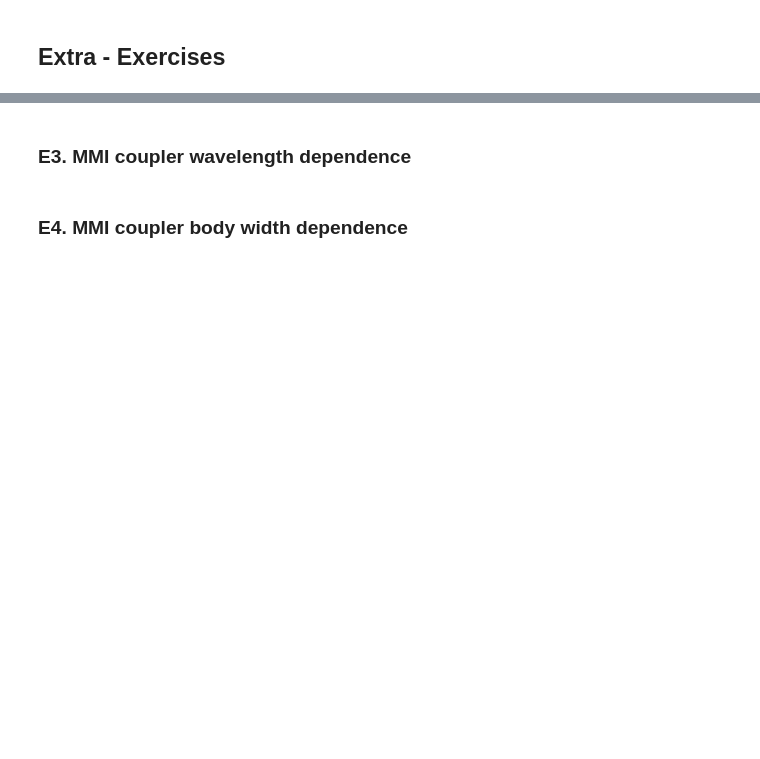
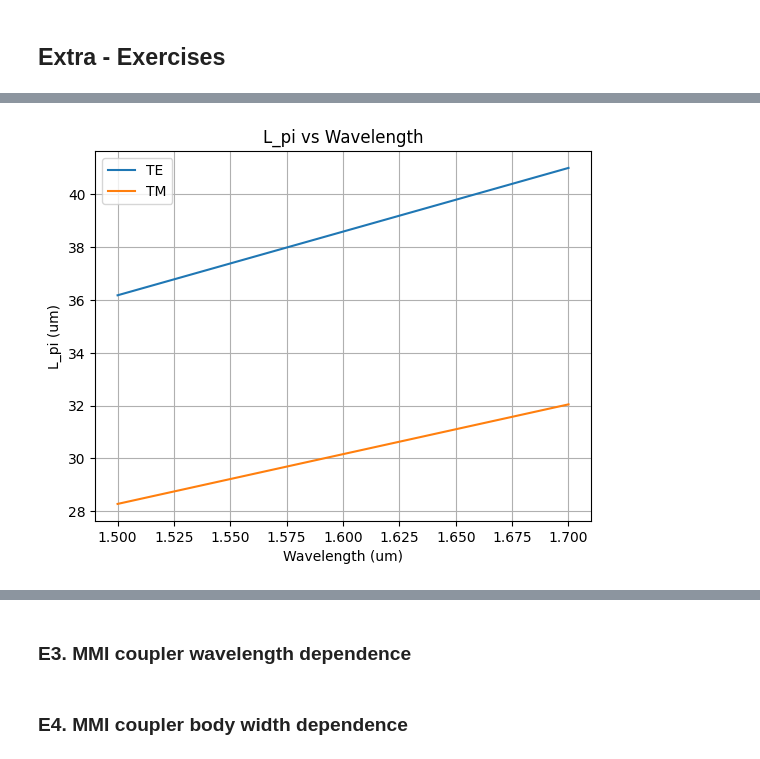
Before and after one commit to davidalcarria/pic-upv-lab2, a Jupyter notebook: COUPLERS_Student.ipynb, the cells around one changed output, grey strips where cells are left out. Drawn from its saved outputs; the diff is of its cells as text; code cells hidden in the pictures; blank space fills up the shorter version.

```diff
--- a/COUPLERS_Student.ipynb
+++ b/COUPLERS_Student.ipynb
@@ -473,0 +543,24 @@ IndexError: index 2 is out of bounds for axis 0 with size 2
+# %%
+for wl in wavelength:
+    Lpi_TE.append(wl/(2*(neff[0]-neff[1])))
+    Lpi_TM.append(wl/(2*(neff[2]-neff[3])))
+
+# STUDENT. Plot goes here
+# Convert to arrays
+Lpi_TE = np.array(Lpi_TE)
+Lpi_TM = np.array(Lpi_TM)
+
+# Plot
+plt.figure()
+plt.plot(wavelength, Lpi_TE, label='TE')
+plt.plot(wavelength, Lpi_TM, label='TM')
+
+plt.xlabel('Wavelength (um)')
+plt.ylabel('L_pi (um)')
+plt.title('L_pi vs Wavelength')
+plt.legend()
+plt.grid()
+
+plt.show()
+# %% [output]
+[figure, added]
```
Also changed, not shown: parts of 23 cells of this notebook.
